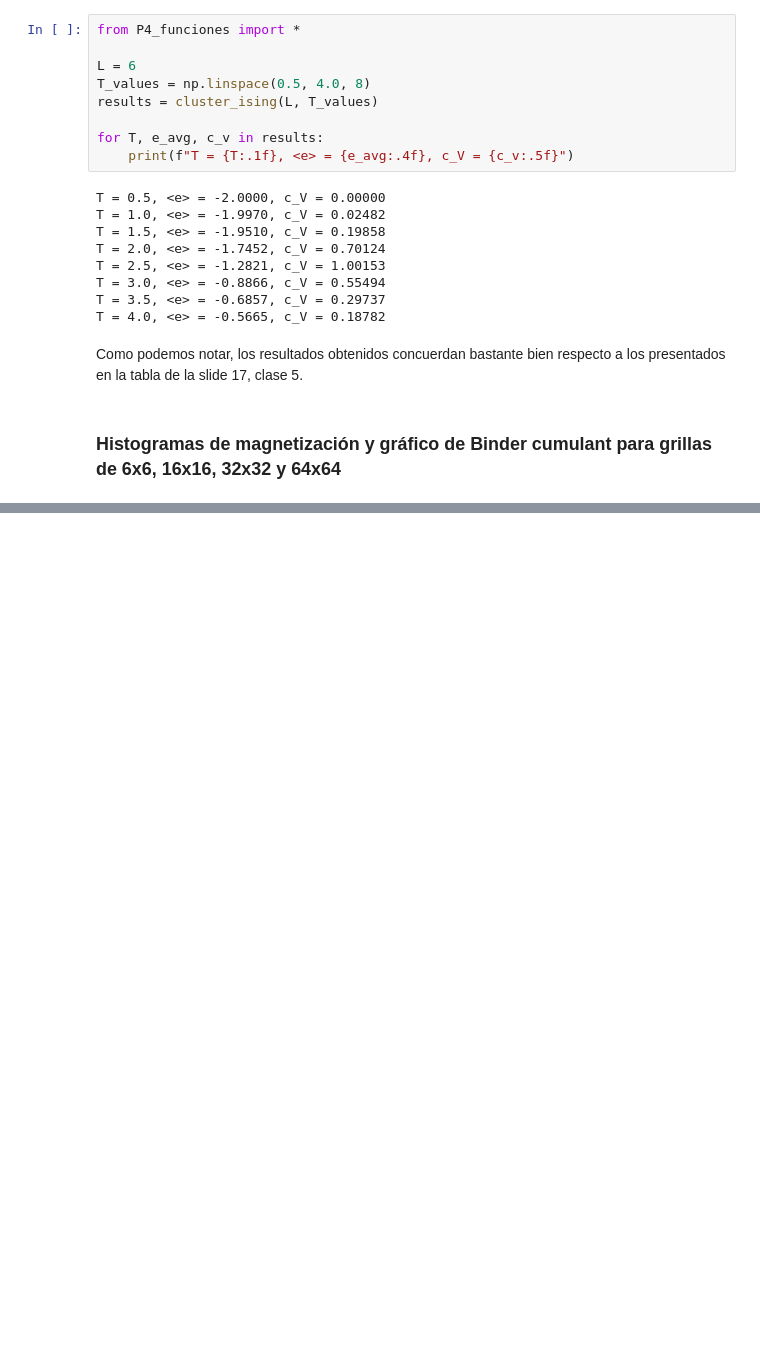
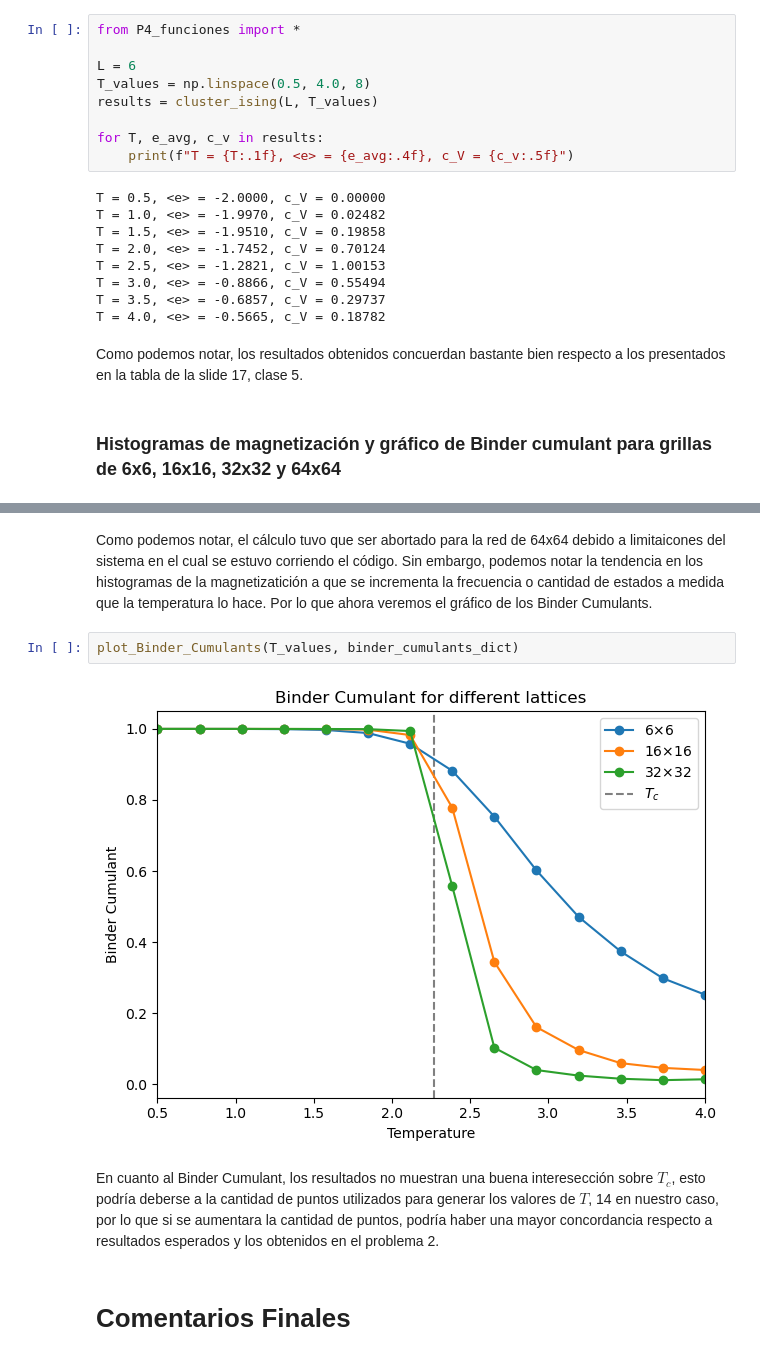
Before and after one commit to nccortes/MEA_2024_2, a Jupyter notebook: Tarea 2/tarea_2.ipynb, the cells around one changed output, grey strips where cells are left out. Saved outputs shown, nothing was run; the diff lists cells and outputs as text; blank space fills up the shorter version.

```diff
--- a/Tarea 2/tarea_2.ipynb
+++ b/Tarea 2/tarea_2.ipynb
@@ -254,0 +259,10 @@ plot_Binder_Cumulants(T_values, binder_cumulants_dict)
+# %% [markdown]
+Como podemos notar, el cálculo tuvo que ser abortado para la red de 64x64 debido a limitaicones del sistema en el cual se estuvo corriendo el código. Sin embargo, podemos notar la tendencia en los histogramas de la magnetizatición a que se incrementa la frecuencia o cantidad de estados a medida que la temperatura lo hace. Por lo que ahora veremos el gráfico de los Binder Cumulants.
+# %%
+plot_Binder_Cumulants(T_values, binder_cumulants_dict)
+# %% [output]
+[figure, added]
+# %% [markdown]
+En cuanto al Binder Cumulant, los resultados no muestran una buena interesección sobre $T_c$, esto podría deberse a la cantidad de puntos utilizados para generar los valores de $T$, 14 en nuestro caso, por lo que si se aumentara la cantidad de puntos, podría haber una mayor concordancia respecto a resultados esperados y los obtenidos en el problema 2.
+# %% [markdown]
+# Comentarios Finales
```
Also changed, not shown: parts of 11 cells of this notebook, 11 other files.
